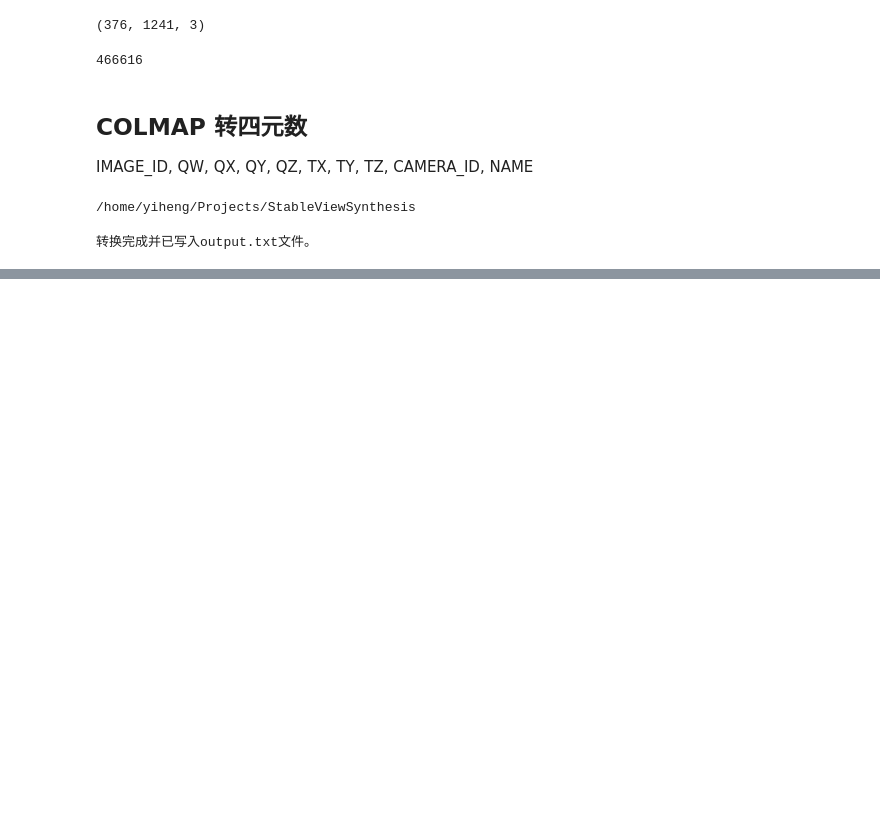
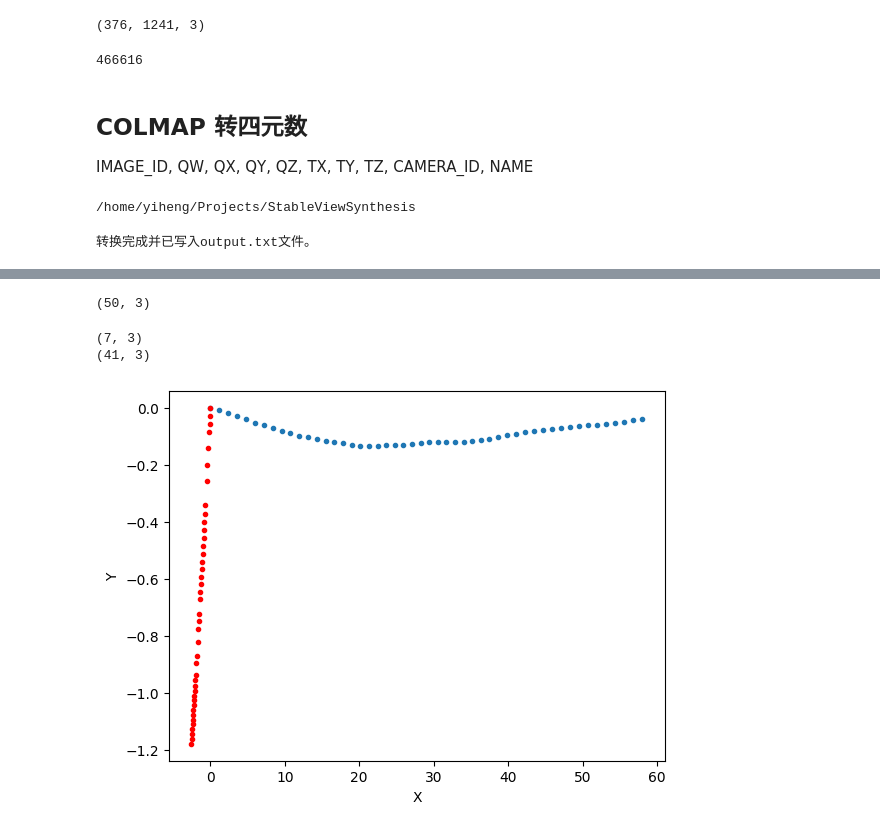
Before and after one commit to Billy1203/AdaptiveSurfelMapping, a Jupyter notebook: pre-processing.ipynb, the cells around one changed output, grey strips where cells are left out. Cells and saved outputs as stored; diff of their text form; code cells hidden in the pictures; blank space fills up the shorter version.

```diff
--- a/pre-processing.ipynb
+++ b/pre-processing.ipynb
@@ -577,0 +788,68 @@ print("转换完成并已写入output.txt文件。")
+# %%
+import numpy as np
+
+# 读取文本文件
+filename = '/home/yiheng/Projects/ORB_SLAM3/pose.txt'
+with open(filename, 'r') as file:
+    lines = file.readlines()
+
+# 转换每一行为R和t
+rotation_matrices = []
+translation_vectors = []
+
+for line in lines:
+    values = np.array(line.split(), dtype=float)  # 按空格分割每个值
+    matrix = values.reshape(3, 4)
+
+    rotation_matrix = matrix[:, :3].tolist()
+    translation_vector = matrix[:, 3].tolist()
+
+    # 添加到列表
+    rotation_matrices.append(rotation_matrix)
+    translation_vectors.append(translation_vector)
+
+gt_rotations = np.array(rotation_matrices)
+gt_translations = np.array(translation_vectors)
+print(gt_translations.shape)
+# %% [output]
+(50, 3)
+# %%
+# 读取txt文件
+data = []
+with open("/home/yiheng/Projects/ORB_SLAM3/KeyFrameTrajectory.txt", "r") as file:  # 将文件路径和文件名替换为你实际的文件路径和文件名
+    for line in file:
+        line = line.strip().split()
+        data.append([float(x) for x in line[1:4]])  # 读取平移向量的三个坐标值
+
+# 提取平移向量的 X 和 Y 坐标
+svs_translations = np.array(data) * 100
+print(svs_translations.shape)
+
+# 读取txt文件
+data = []
+with open("/home/yiheng/Projects/ORB_SLAM3/KeyFrameTrajectory_surfel.txt", "r") as file:  # 将文件路径和文件名替换为你实际的文件路径和文件名
+    for line in file:
+        line = line.strip().split()
+        data.append([float(x) for x in line[1:4]])  # 读取平移向量的三个坐标值
+
+# 提取平移向量的 X 和 Y 坐标
+surfel_translations = np.array(data)
+print(surfel_translations.shape)
+# %% [output]
+(7, 3)
+(41, 3)
+# %%
+# plt.scatter(gt_translations[:,1], gt_translations[:,2], marker='.')
+plt.scatter(rotated_gt_translations[:, 0], rotated_gt_translations[:, 1], marker='.')
+
+# 设置坐标轴标签
+plt.xlabel("X")
+plt.ylabel("Y")
+
+# 绘制散点图
+plt.scatter(rotated_surfel_translations[:,0], rotated_surfel_translations[:,1], c='r', marker='.')
+# plt.scatter(svs_translations[:,0], svs_translations[:,1], c='g', marker='*')
+
+plt.show()
+# %% [output]
+[figure, added]
```
Also changed, not shown: parts of 36 cells of this notebook, 4 other files.
